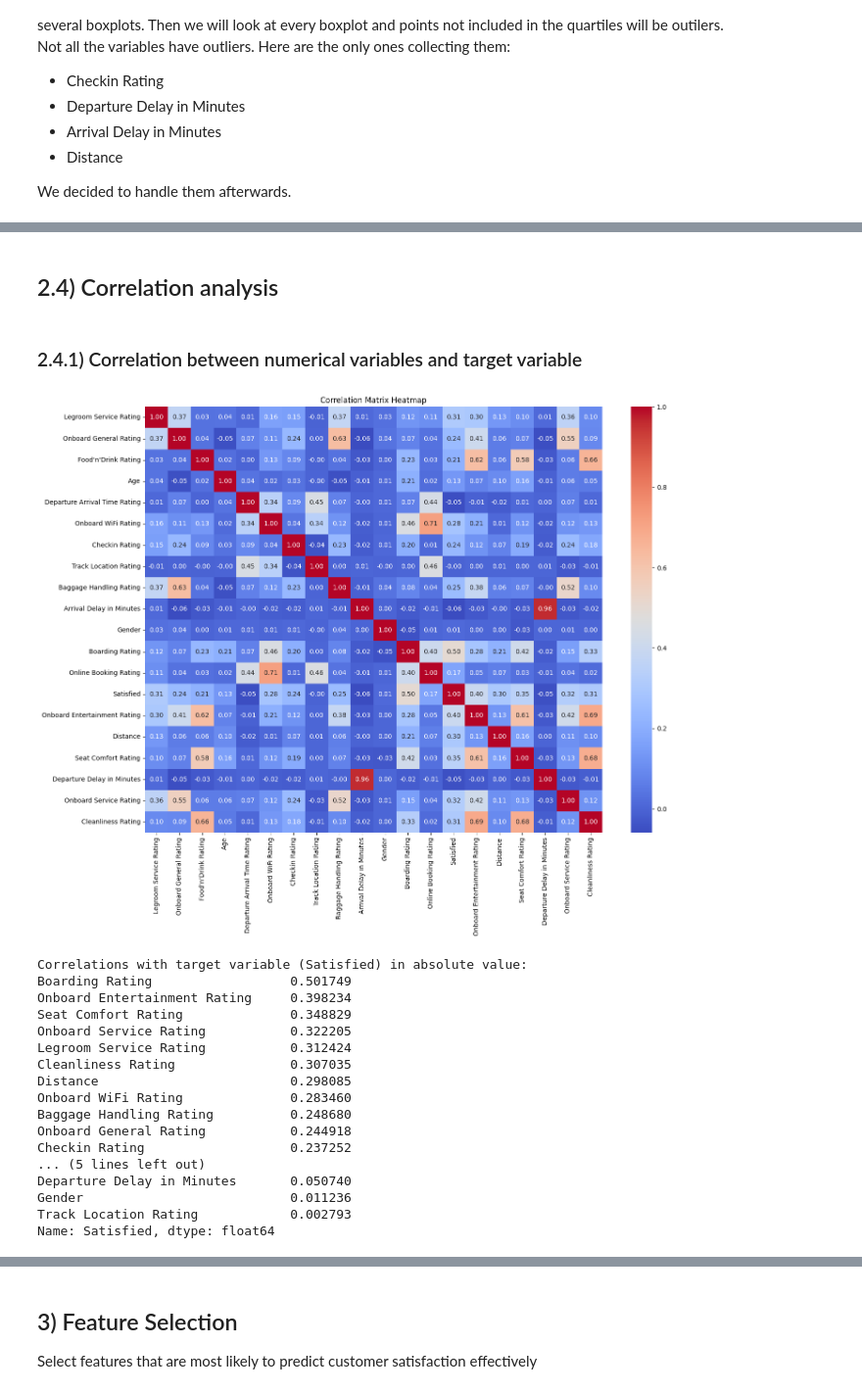
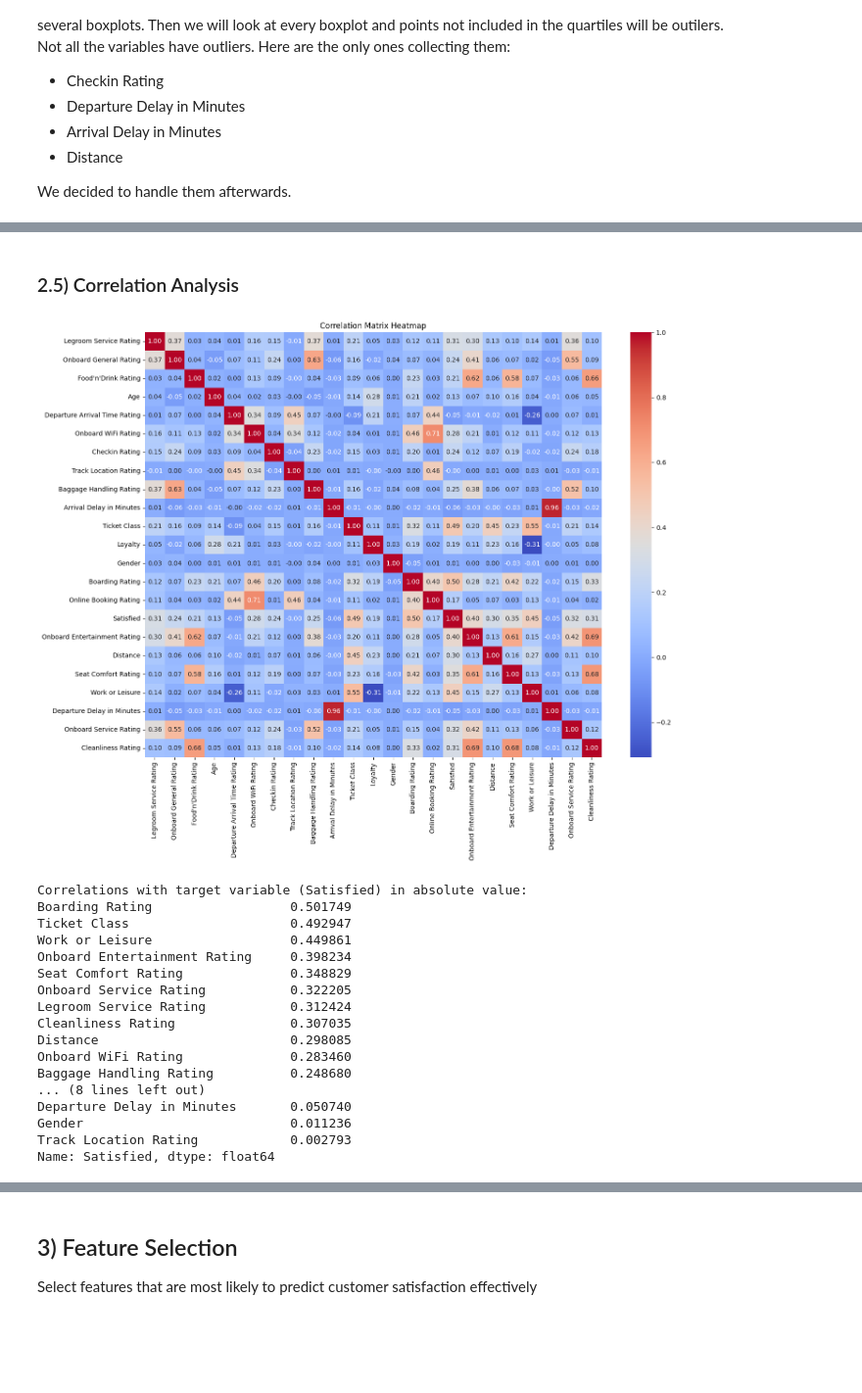
Before and after one commit to Mturco3/AI-ML-Project-2023-2024-285251, a Jupyter notebook: main-3.ipynb, the cells around one changed output, grey strips where cells are left out. Shown at 98% size. Cells and saved outputs as stored; diff of their text form; code cells hidden in the pictures; blank space fills up the shorter version.

```diff
--- a/main-3.ipynb
+++ b/main-3.ipynb
@@ -352,0 +357,13 @@ We decided to handle them afterwards.
+# %%
+df_trains_copy = df_trains_filtered.copy()
+
+# Apply one hot encoding to the categorical features
+df_trains_copy['Satisfied'] = df_trains_copy['Satisfied'].map({'Y': 1, 'N': 0}) # Converting 'Satisfied' to a numerical value for correlation analysis (one hot encoding)
+df_trains_copy['Gender'] = df_trains_copy['Gender'].map({'M':1,'F':0}) # Converting 'Gender' to a numerical value for correlation analysis (one hot encoding)
+df_trains_copy['Loyalty'] = df_trains_copy['Loyalty'].map({'Loyal':1,'Disloyal':0}) # Converting 'Loyalty' to a numerical value for correlation analysis (one hot encoding)
+df_trains_copy['Work or Leisure'] = df_trains_copy['Work or Leisure'].map({'work':1,'leisure':0}) # Converting 'Work or Leisure' to a numerical value for correlation analysis (one hot encoding)
+
+# Apply label encoding to the categorical features
+df_trains_copy['Ticket Class'] = df_trains_copy['Ticket Class'].map({'Economy':0,'Smart':1,'Premium':2}) # Converting 'Ticket Class' to a numerical value for correlation analysis (label encoding)
+
+df_trains_copy.head()
@@ -353,38 +409,33 @@ We decided to handle them afterwards.
 # %% [markdown]
-## 2.4) Correlation analysis
+### 2.5) Correlation Analysis
-# %% [markdown]
-### 2.4.1) Correlation between numerical variables and target variable
 # %%
-df_trains_copy = df_trains_filtered.copy()
+# Compute the correlation matrix
 
-df_trains_copy['Satisfied'] = df_trains_copy['Satisfied'].map({'Y': 1, 'N': 0}) # Converting 'Satisfied' to a numerical value for correlation analysis (one hot encoding)
-df_trains_copy['Gender'] = df_trains_copy['Gender'].map({'M':1,'F':0}) # Converting 'Gender' to a numerical value for correlation analysis (one hot encoding)
-numeric_cols = df_trains_copy.select_dtypes(include=[np.number]).columns
-df_trains_numeric = df_trains_copy[numeric_cols]
-
-correlation_matrix = df_trains_numeric.corr() # Compute the correlation matrix
+correlation_matrix = df_trains_copy.corr() # Compute the correlation matrix
 
 # Heatmap of the correlation matrix
 plt.figure(figsize=(16, 12))
 sns.heatmap(correlation_matrix, annot=True, cmap='coolwarm', fmt='.2f')
 plt.title('Correlation Matrix Heatmap')
 plt.show()
 
 
 # Analyze correlations with target variable 'Satisfied'
 correlations_with_target = correlation_matrix['Satisfied']
 correlations_with_target.drop('Satisfied', inplace=True)  # Don't want to see the correlation of 'Satisfied' with itself
 correlations_with_target = correlations_with_target.abs().sort_values(ascending=False)  # Only interested in absolute correlations
 print(f'Correlations with target variable (Satisfied) in absolute value:\n{correlations_with_target}')
 
 plt.figure(figsize=(10, 8))
 correlations_with_target.plot(kind='barh')
 plt.title('Correlations with target variable')
 plt.show()
 # %% [output]
-[figure, old version]
+[figure, new version]
 Correlations with target variable (Satisfied) in absolute value:
 Boarding Rating                  0.501749
+Ticket Class                     0.492947
+Work or Leisure                  0.449861
 Onboard Entertainment Rating     0.398234
 Seat Comfort Rating              0.348829
 Onboard Service Rating           0.322205
@@ -393,9 +444,7 @@ Cleanliness Rating               0.307035
 Distance                         0.298085
 Onboard WiFi Rating              0.283460
 Baggage Handling Rating          0.248680
-Onboard General Rating           0.244918
-Checkin Rating                   0.237252
-... (5 lines left out)
+... (8 lines left out)
 Departure Delay in Minutes       0.050740
 Gender                           0.011236
 Track Location Rating            0.002793
```
Also changed, not shown: parts of 17 cells of this notebook, 1 other file.
